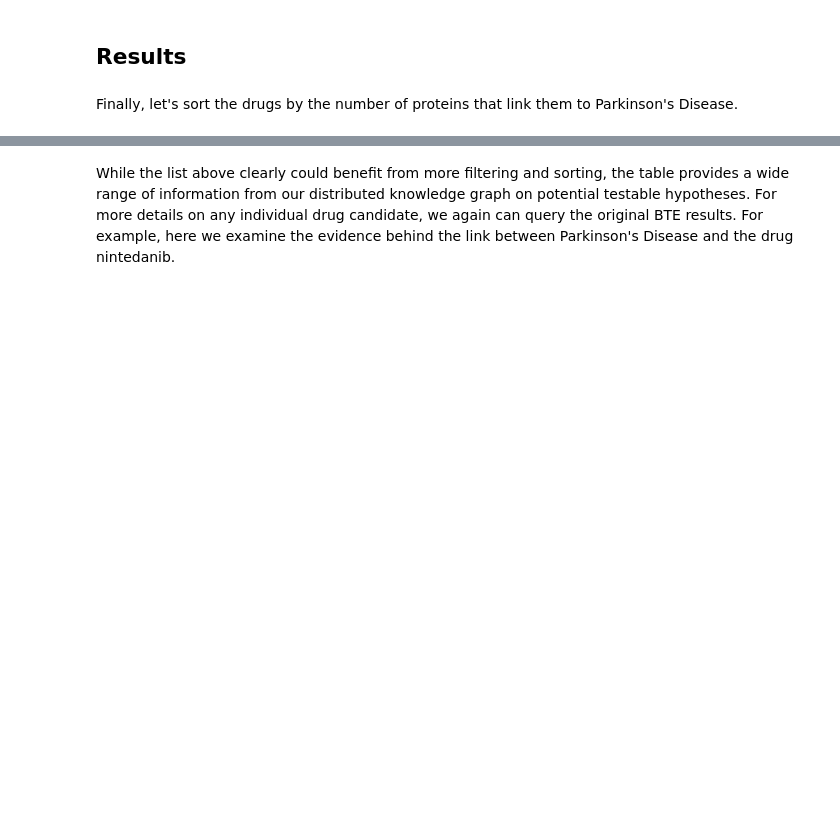
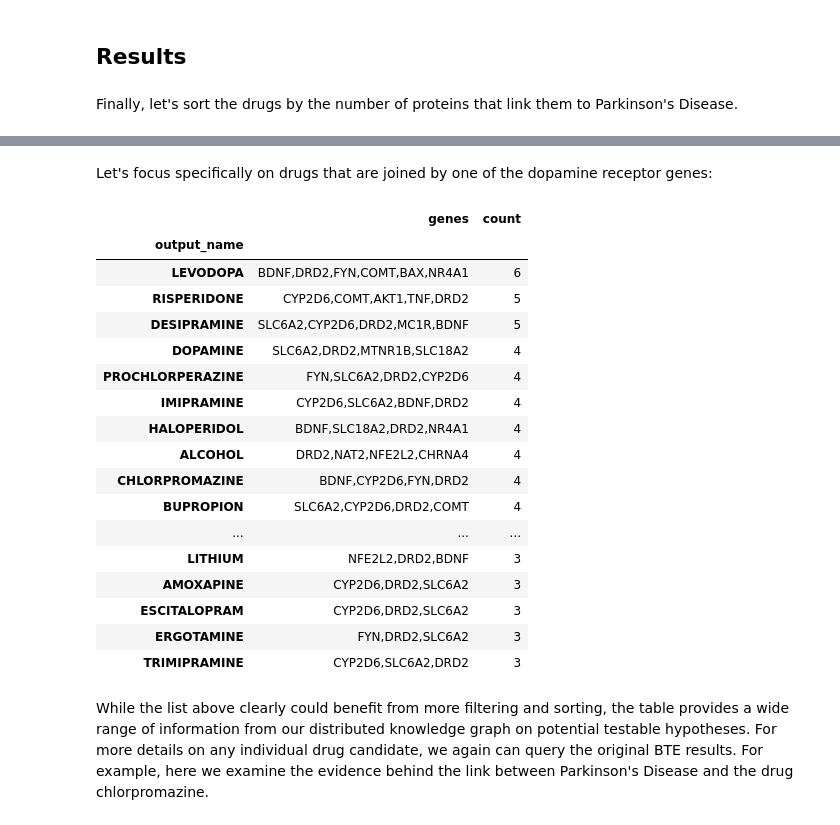
Before and after one commit to biothings/biothings_explorer_archived, a Jupyter notebook: jupyter notebooks/TIDBIT 02 Finding New Uses for Existing Drugs to Treat Parkinson’s Disease.ipynb, the cells around one changed output, grey strips where cells are left out. Drawn from its saved outputs; the diff is of its cells as text; code cells hidden in the pictures; blank space fills up the shorter version.

```diff
--- a/jupyter notebooks/TIDBIT 02 Finding New Uses for Existing Drugs to Treat Parkinson’s Disease.ipynb
+++ b/jupyter notebooks/TIDBIT 02 Finding New Uses for Existing Drugs to Treat Parkinson’s Disease.ipynb
@@ -136,2 +136,25 @@ result.sort_values("count", ascending=False).head(30)
+# %% [markdown]
+Let's focus specifically on drugs that are joined by one of the dopamine receptor genes:
+# %%
+result[result["genes"].str.contains("DRD")].query("count >= 3").sort_values("count", ascending=False)
+# %% [output]
+|  | genes | count |
+| output_name |  |  |
+| LEVODOPA | BDNF,DRD2,FYN,COMT,BAX,NR4A1 | 6 |
+| RISPERIDONE | CYP2D6,COMT,AKT1,TNF,DRD2 | 5 |
+| DESIPRAMINE | SLC6A2,CYP2D6,DRD2,MC1R,BDNF | 5 |
+| DOPAMINE | SLC6A2,DRD2,MTNR1B,SLC18A2 | 4 |
+| PROCHLORPERAZINE | FYN,SLC6A2,DRD2,CYP2D6 | 4 |
+| IMIPRAMINE | CYP2D6,SLC6A2,BDNF,DRD2 | 4 |
+| HALOPERIDOL | BDNF,SLC18A2,DRD2,NR4A1 | 4 |
+| ALCOHOL | DRD2,NAT2,NFE2L2,CHRNA4 | 4 |
+| CHLORPROMAZINE | BDNF,CYP2D6,FYN,DRD2 | 4 |
+| BUPROPION | SLC6A2,CYP2D6,DRD2,COMT | 4 |
+| ... | ... | ... |
+| LITHIUM | NFE2L2,DRD2,BDNF | 3 |
+| AMOXAPINE | CYP2D6,DRD2,SLC6A2 | 3 |
+| ESCITALOPRAM | CYP2D6,DRD2,SLC6A2 | 3 |
+| ERGOTAMINE | FYN,DRD2,SLC6A2 | 3 |
+| TRIMIPRAMINE | CYP2D6,SLC6A2,DRD2 | 3 |
 # %% [markdown]
-While the list above clearly could benefit from more filtering and sorting, the table provides a wide range of information from our distributed knowledge graph on potential testable hypotheses. For more details on any individual drug candidate, we again can query the original BTE results. For example, here we examine the evidence behind the link between Parkinson's Disease and the drug nintedanib.
+While the list above clearly could benefit from more filtering and sorting, the table provides a wide range of information from our distributed knowledge graph on potential testable hypotheses. For more details on any individual drug candidate, we again can query the original BTE results. For example, here we examine the evidence behind the link between Parkinson's Disease and the drug chlorpromazine.
```
Also changed, not shown: parts of 6 cells of this notebook.
